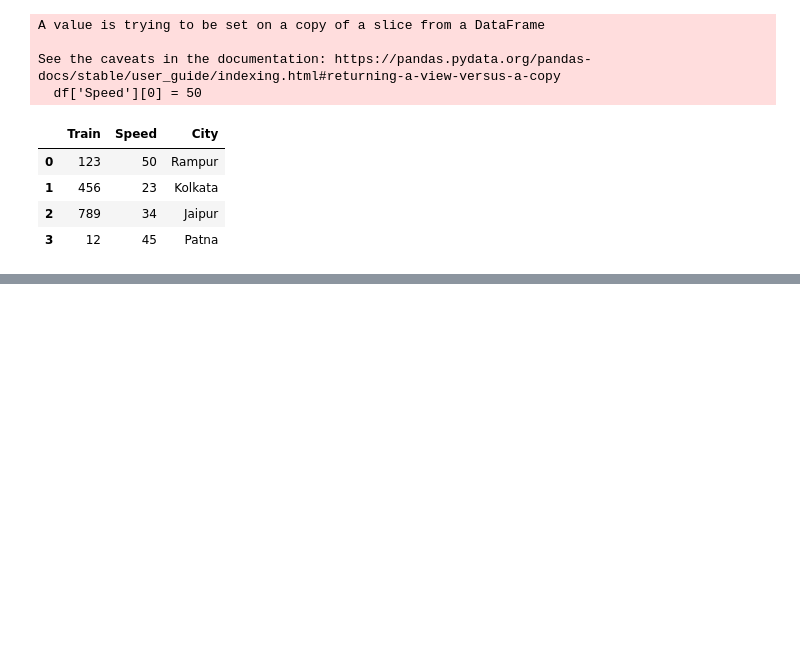
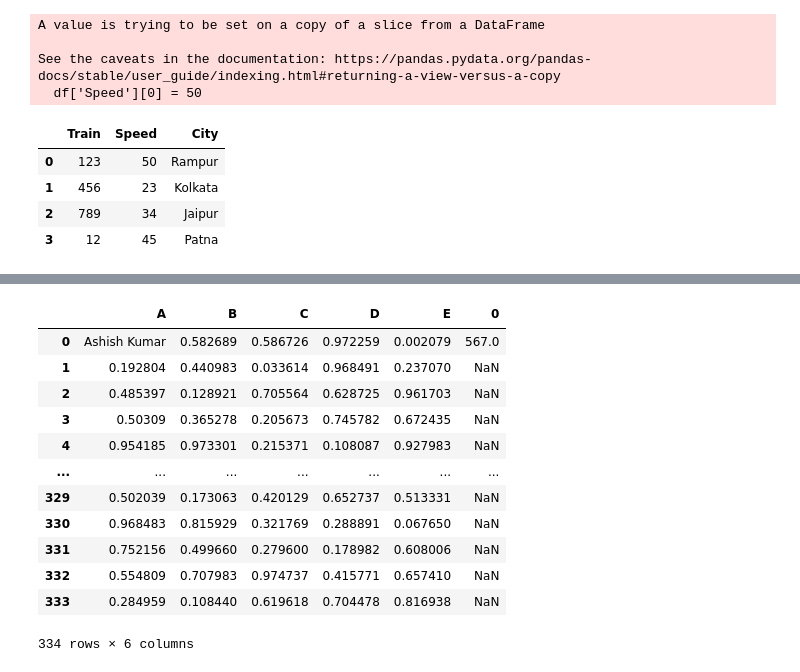
Before and after one commit to ashis08h/python-django-learning, a Jupyter notebook: Ecobiased/pandas_tutorial/practise_folder/s1/first_practise.ipynb, the cells around one changed output, grey strips where cells are left out. Cells and saved outputs as stored; diff of their text form; code cells hidden in the pictures; blank space fills up the shorter version.

```diff
--- a/Ecobiased/pandas_tutorial/practise_folder/s1/first_practise.ipynb
+++ b/Ecobiased/pandas_tutorial/practise_folder/s1/first_practise.ipynb
@@ -110,0 +562,2 @@ df.to_csv('../../data_folder/s1/updated_ashish.csv', index=False)
+# %%
+new_df.index = np.arange(334)
@@ -110,0 +580,2 @@ df.to_csv('../../data_folder/s1/updated_ashish.csv', index=False)
+# %%
+new_df.columns = ['A', 'B', 'C', 'D', 'E']
@@ -110,0 +598,2 @@ df.to_csv('../../data_folder/s1/updated_ashish.csv', index=False)
+# %%
+new_df.loc[0, 'A'] = 'Ashish Kumar'
@@ -110,0 +616,18 @@ df.to_csv('../../data_folder/s1/updated_ashish.csv', index=False)
+# %%
+new_df.loc[0, 0] = 567
+# %%
+new_df
+# %% [output]
+|  | A | B | C | D | E | 0 |
+| 0 | Ashish Kumar | 0.582689 | 0.586726 | 0.972259 | 0.002079 | 567.0 |
+| 1 | 0.192804 | 0.440983 | 0.033614 | 0.968491 | 0.237070 | NaN |
+| 2 | 0.485397 | 0.128921 | 0.705564 | 0.628725 | 0.961703 | NaN |
+| 3 | 0.50309 | 0.365278 | 0.205673 | 0.745782 | 0.672435 | NaN |
+| 4 | 0.954185 | 0.973301 | 0.215371 | 0.108087 | 0.927983 | NaN |
+| ... | ... | ... | ... | ... | ... | ... |
+| 329 | 0.502039 | 0.173063 | 0.420129 | 0.652737 | 0.513331 | NaN |
+| 330 | 0.968483 | 0.815929 | 0.321769 | 0.288891 | 0.067650 | NaN |
+| 331 | 0.752156 | 0.499660 | 0.279600 | 0.178982 | 0.608006 | NaN |
+| 332 | 0.554809 | 0.707983 | 0.974737 | 0.415771 | 0.657410 | NaN |
+| 333 | 0.284959 | 0.108440 | 0.619618 | 0.704478 | 0.816938 | NaN |
+334 rows × 6 columns
```
Also changed, not shown: parts of 70 cells of this notebook, 1 other file.
